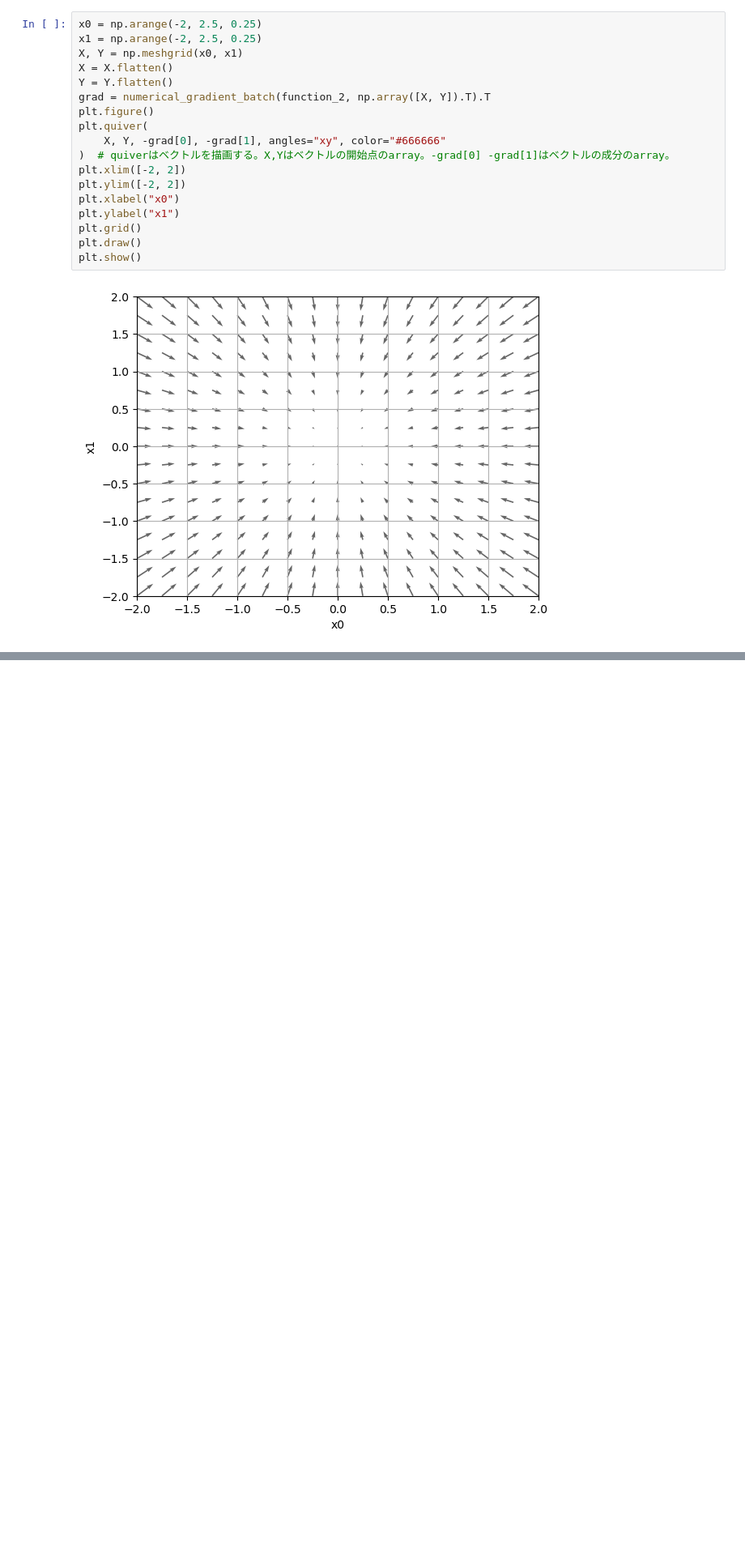
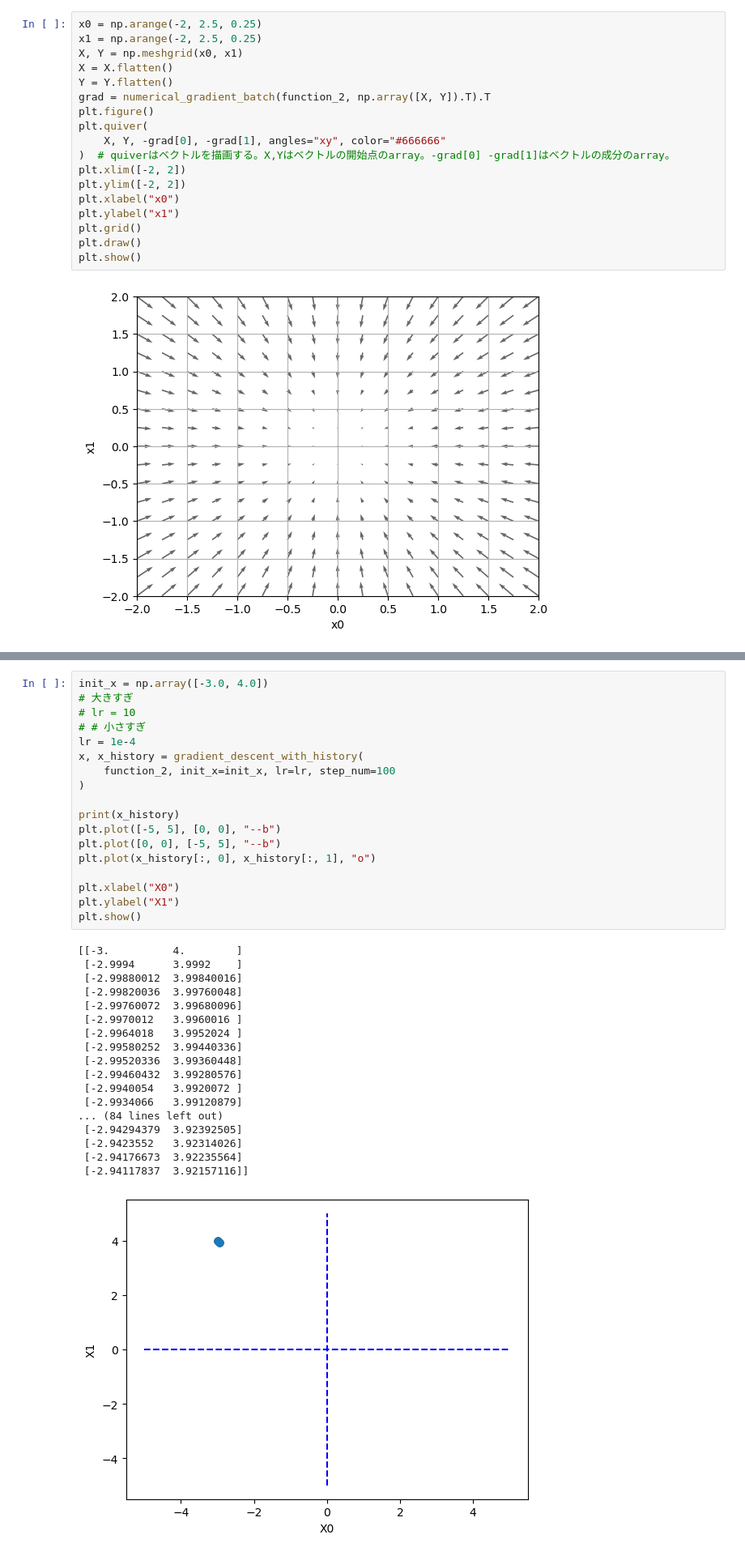
Before and after one commit to dan848484/deep-learning-from-scratch, a Jupyter notebook: main.ipynb, the cells around one changed output, grey strips where cells are left out. Shown: that part at 81% size. Cells and saved outputs as stored; diff of their text form; blank space fills up the shorter version.

```diff
--- a/main.ipynb
+++ b/main.ipynb
@@ -500,0 +563,37 @@ plt.show()
+# %%
+init_x = np.array([-3.0, 4.0])
+# 大きすぎ
+# lr = 10
+# # 小さすぎ
+lr = 1e-4
+x, x_history = gradient_descent_with_history(
+    function_2, init_x=init_x, lr=lr, step_num=100
+)
+
+print(x_history)
+plt.plot([-5, 5], [0, 0], "--b")
+plt.plot([0, 0], [-5, 5], "--b")
+plt.plot(x_history[:, 0], x_history[:, 1], "o")
+
+plt.xlabel("X0")
+plt.ylabel("X1")
+plt.show()
+# %% [output]
+[[-3.          4.        ]
+ [-2.9994      3.9992    ]
+ [-2.99880012  3.99840016]
+ [-2.99820036  3.99760048]
+ [-2.99760072  3.99680096]
+ [-2.9970012   3.9960016 ]
+ [-2.9964018   3.9952024 ]
+ [-2.99580252  3.99440336]
+ [-2.99520336  3.99360448]
+ [-2.99460432  3.99280576]
+ [-2.9940054   3.9920072 ]
+ [-2.9934066   3.99120879]
+... (84 lines left out)
+ [-2.94294379  3.92392505]
+ [-2.9423552   3.92314026]
+ [-2.94176673  3.92235564]
+ [-2.94117837  3.92157116]]
+[figure, added]
```
Also changed, not shown: parts of 9 cells of this notebook, 9 other files.
